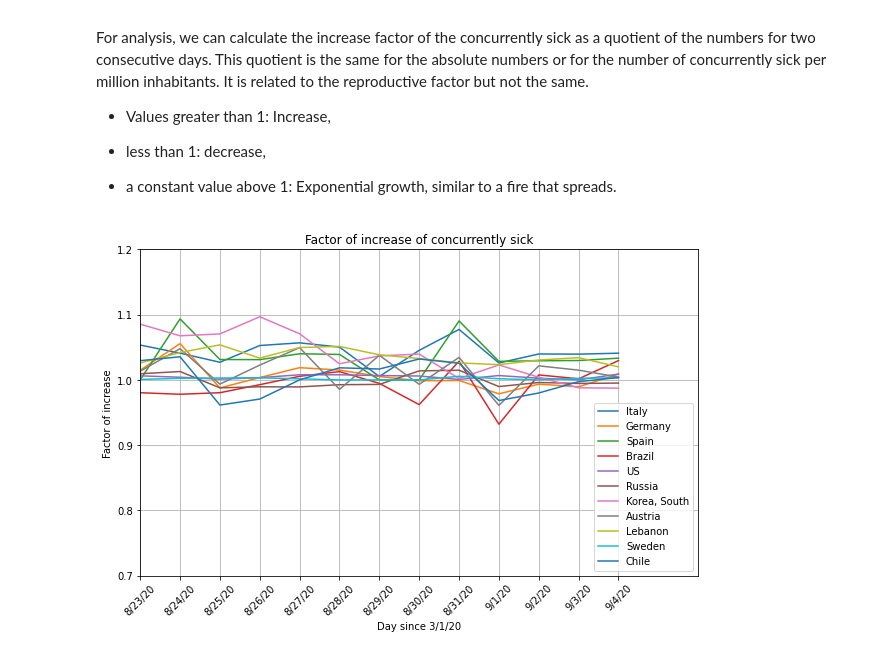
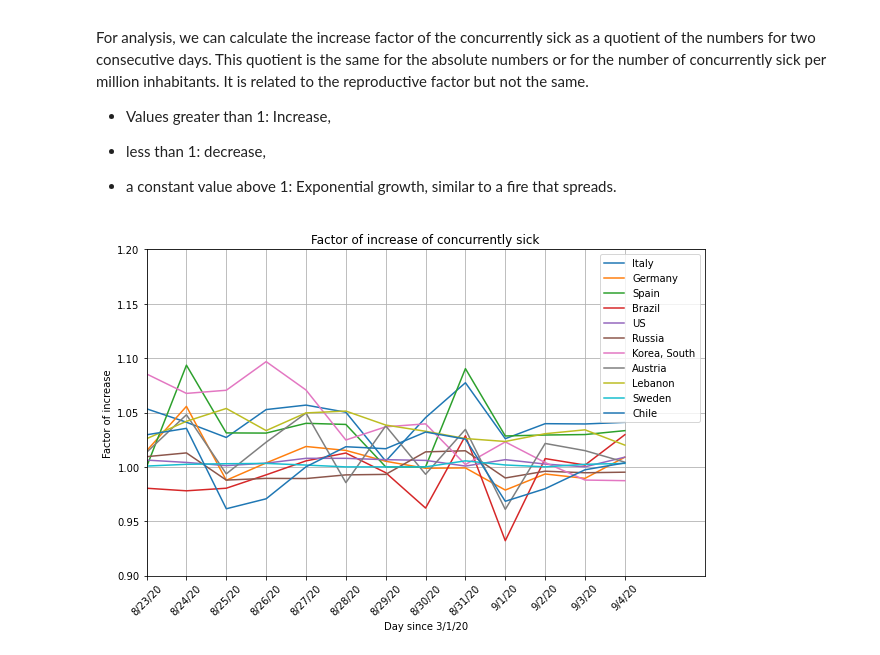
Before and after one commit to TUIlmenauAMS/CoronaComputationPrograms, a Jupyter notebook: coronaconcucrrentlysick.ipynb, the cells around one changed output. Drawn from its saved outputs; the diff is of its cells as text; code cells hidden in the pictures.

```diff
--- a/coronaconcucrrentlysick.ipynb
+++ b/coronaconcucrrentlysick.ipynb
@@ -175,18 +175,18 @@ It is related to the reproductive factor but not the same.
 # %%
 pylab.rcParams['figure.figsize'] = (10, 6)
 currsickfactorsofincrease=concurrentlysick[:,1:]/(concurrentlysick[:,:-1]) #factor of increase f for each country
 fig, ax = plt.subplots(1,1)
 ax.plot(dates[1:],currsickfactorsofincrease.T)
 #ax.set_xticks(np.arange(0,len(dates[1:]),10))
 plt.xticks(rotation=45)
 #plt.plot(currsickfactorsofincrease.T)
 plt.legend(countries)
 plt.xlabel('Day since '+startdate)
 plt.ylabel('Factor of increase')
 plt.grid()
 plt.title('Factor of increase of concurrently sick')
-plt.axis([len(dates)-14, len(dates),0.7, 1.2])
+plt.axis([len(dates)-14, len(dates),0.9, 1.2])
 #ax.set_ylim(bottom=0.5, top=1.3)
 plt.show()
 # %% [output]
-[figure, old version]
+[figure, new version]
```
